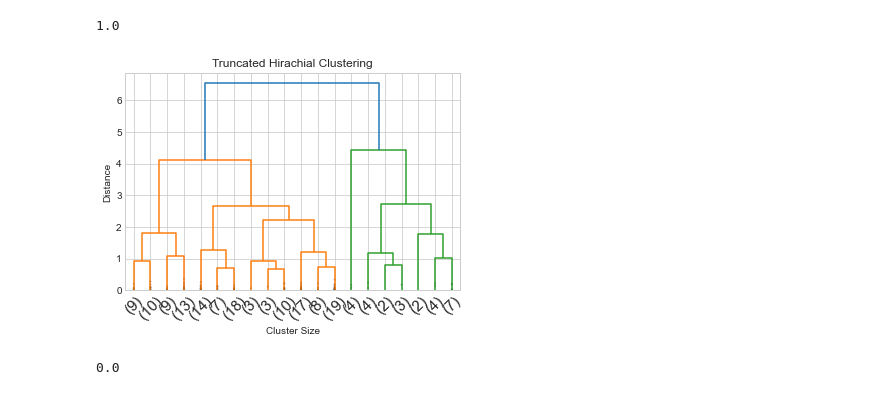
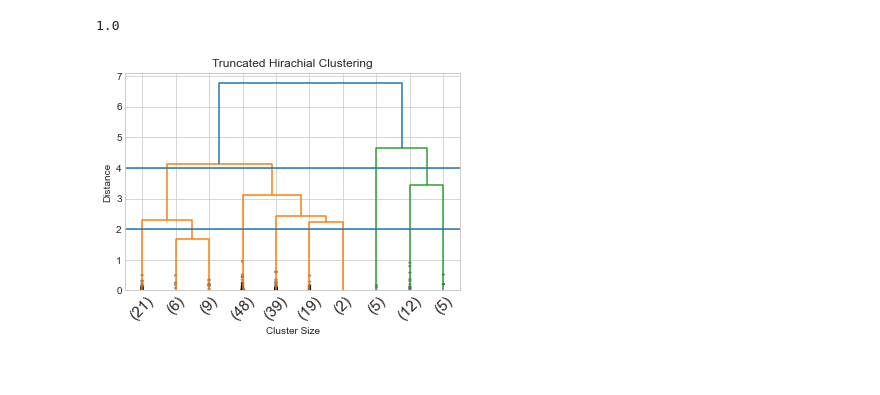
Before and after one commit to jonas-becker/automated-crawling-and-multi-level-clustering-of-news-articles, a Jupyter notebook: hierarchical_clustering.ipynb, the cells around one changed output. Saved outputs shown, nothing was run; the diff lists cells and outputs as text; code cells hidden in the pictures.

Commit message:
clustering continued

```diff
--- a/hierarchical_clustering.ipynb
+++ b/hierarchical_clustering.ipynb
@@ -131,24 +131,16 @@ y = df.iloc[:, 8].values
 # %%
 z = linkage(dist, 'average')   #dangerous since the distance is not actually 0 on identical texts but 1.0! linkage however does only work with euklidian
 # %%
-dendrogram(z, truncate_mode='lastp', p=20, leaf_rotation=45., leaf_font_size=15., show_contracted=True)     #change p to change amount of truncated articles
+amount_truncate = 10
+dendrogram(z, truncate_mode='lastp', p=amount_truncate, leaf_rotation=45., leaf_font_size=15., show_contracted=True)     #change p to change amount of truncated articles
 plt.title("Truncated Hirachial Clustering")
 plt.xlabel("Cluster Size")
 plt.ylabel("Distance")
 
 #lines to count out clusters in the model
-plt.axhline(y = 500)
-plt.axhline(y = 150)
+plt.axhline(y = 4)
+plt.axhline(y = 2)
 
 plt.show()
 # %% [output]
-[figure, old version]
+[figure, new version]
-# %%
-#Do the actual clustering (test and find out good and fitting values)
-k = 2
-
-Hclustering = AgglomerativeClustering(affinity ='cosine', linkage='average')
-Hclustering.fit(dist)
-sm.accuracy_score(y, Hclustering.labels_)
-# %% [output]
-0.0
```
Also changed, not shown: parts of 4 cells of this notebook.
